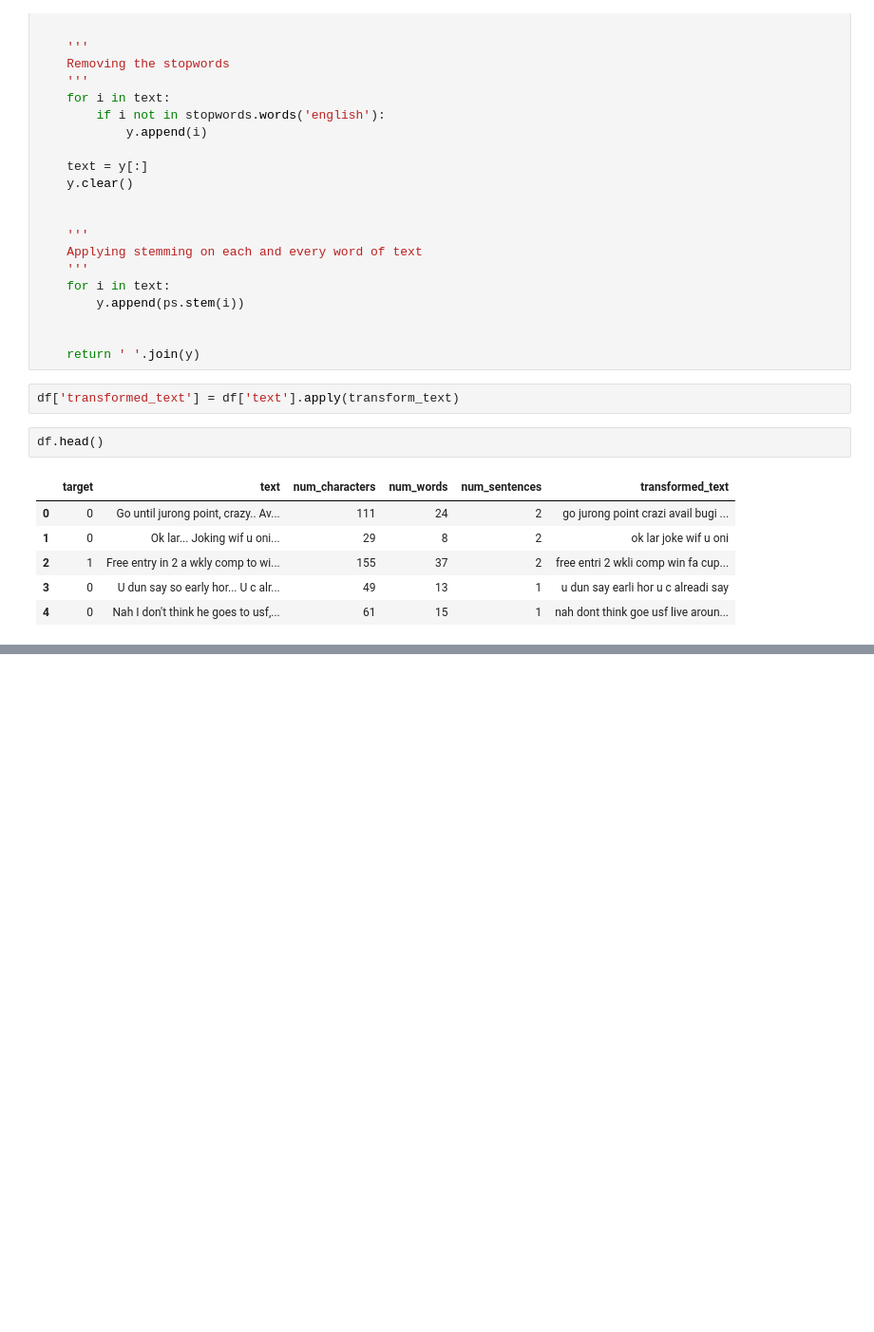
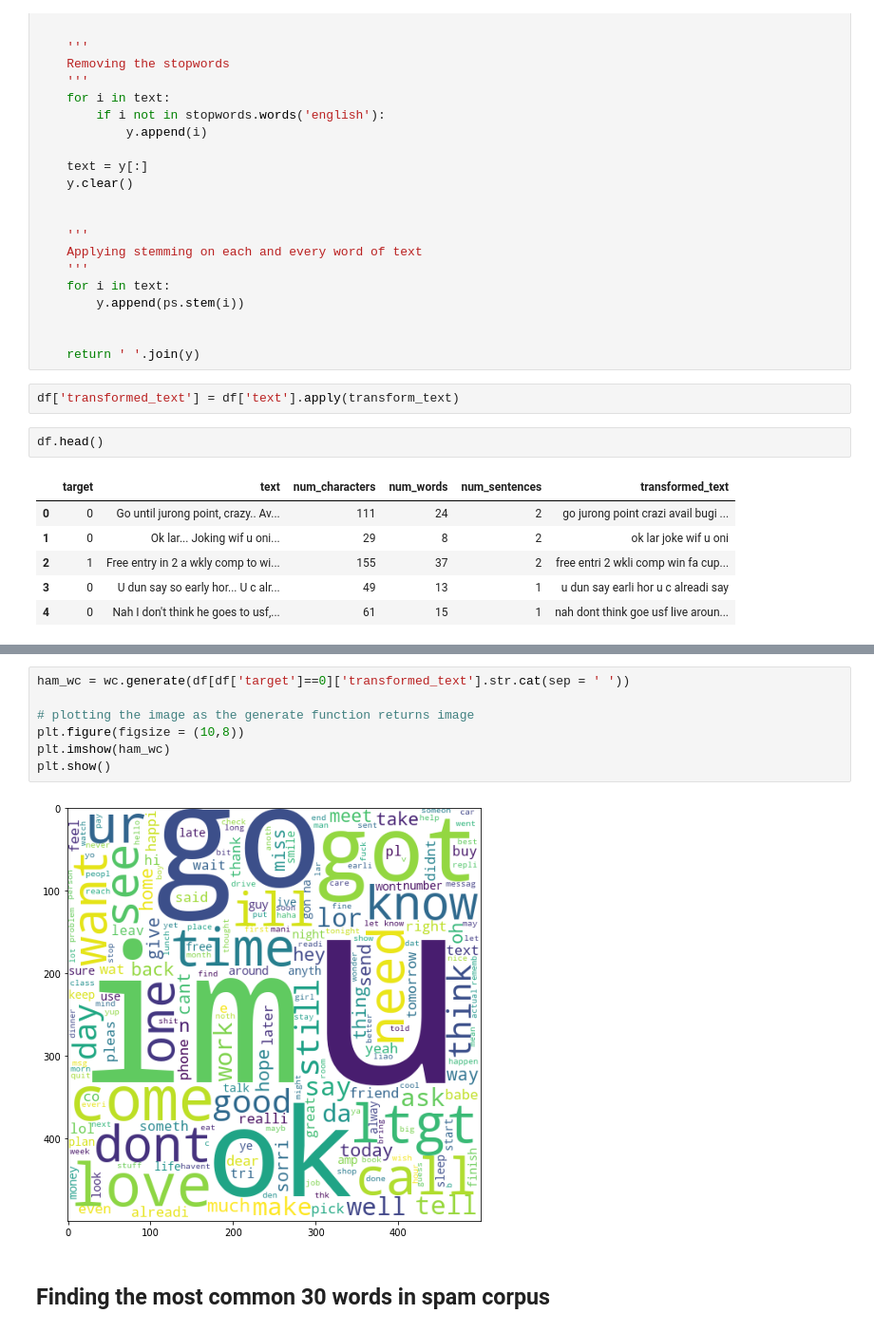
Before and after one commit to harshjainsk/email-spam-classifier, a Jupyter notebook: spam-classifier.ipynb, the cells around one changed output, grey strips where cells are left out. Shown at 95% size. Cells and saved outputs as stored; diff of their text form; blank space fills up the shorter version.

```diff
--- a/spam-classifier.ipynb
+++ b/spam-classifier.ipynb
@@ -317,0 +309,11 @@ plt.show()
+# %%
+ham_wc = wc.generate(df[df['target']==0]['transformed_text'].str.cat(sep = ' '))
+
+# plotting the image as the generate function returns image
+plt.figure(figsize = (10,8))
+plt.imshow(ham_wc)
+plt.show()
+# %% [output]
+[figure, added]
+# %% [markdown]
+## Finding the most common 30 words in spam corpus
```
Also changed, not shown: parts of 21 cells of this notebook.
